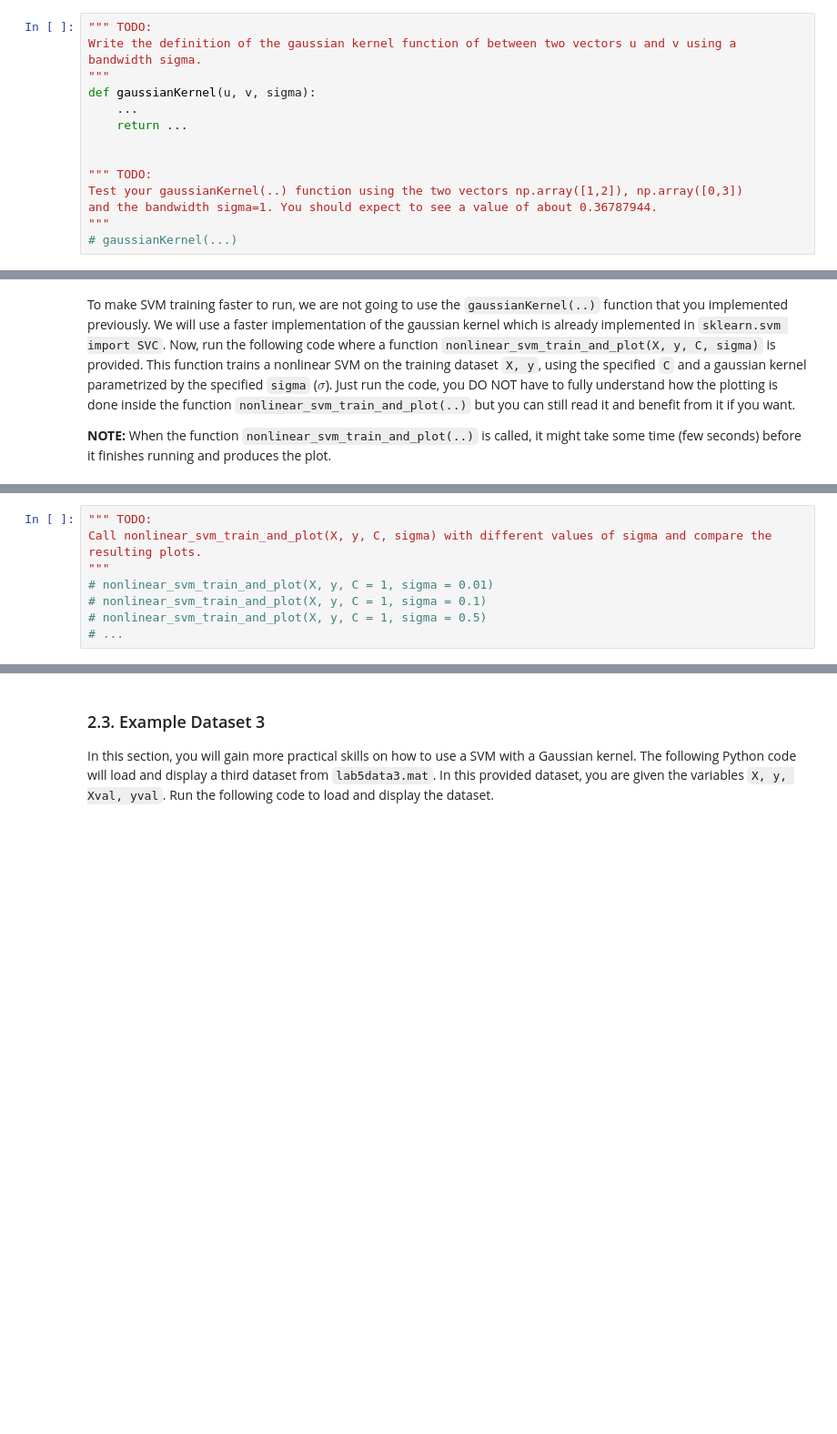
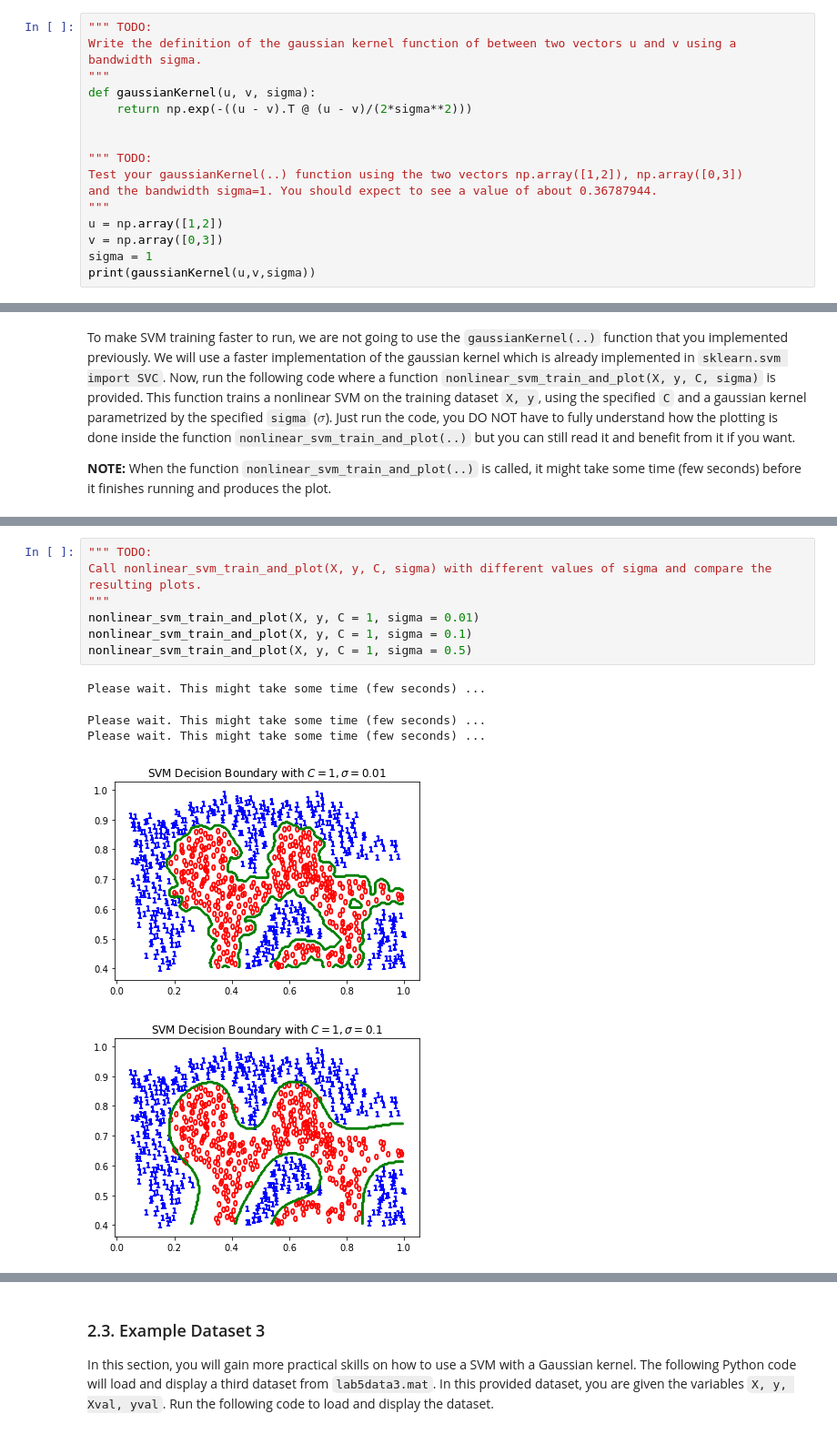
Before and after one commit to FredrikM97/Learning_systems, a Jupyter notebook: Labs/Lab5_SVM/Lab 5 (Part A) - Support Vector Machines.ipynb, the cells around one changed output, grey strips where cells are left out. Shown at 91% size. Drawn from its saved outputs; the diff is of its cells as text; blank space fills up the shorter version.

```diff
--- a/Labs/Lab5_SVM/Lab 5 (Part A) - Support Vector Machines.ipynb
+++ b/Labs/Lab5_SVM/Lab 5 (Part A) - Support Vector Machines.ipynb
@@ -91,12 +98,14 @@ $$
 Write the definition of the gaussian kernel function of between two vectors u and v using a bandwidth sigma.
 """
 def gaussianKernel(u, v, sigma):
-    ...
-    return ...
+    return np.exp(-((u - v).T @ (u - v)/(2*sigma**2)))
 
 
 """ TODO:
 Test your gaussianKernel(..) function using the two vectors np.array([1,2]), np.array([0,3])
 and the bandwidth sigma=1. You should expect to see a value of about 0.36787944.
 """
-# gaussianKernel(...)
+u = np.array([1,2])
+v = np.array([0,3])
+sigma = 1
+print(gaussianKernel(u,v,sigma))
@@ -160,8 +177,13 @@ The following figure shows the decision boundary found by the SVM with $C=1$ and
 # %%
 """ TODO:
 Call nonlinear_svm_train_and_plot(X, y, C, sigma) with different values of sigma and compare the resulting plots.
 """
-# nonlinear_svm_train_and_plot(X, y, C = 1, sigma = 0.01)
-# nonlinear_svm_train_and_plot(X, y, C = 1, sigma = 0.1)
-# nonlinear_svm_train_and_plot(X, y, C = 1, sigma = 0.5)
-# ...
+nonlinear_svm_train_and_plot(X, y, C = 1, sigma = 0.01)
+nonlinear_svm_train_and_plot(X, y, C = 1, sigma = 0.1)
+nonlinear_svm_train_and_plot(X, y, C = 1, sigma = 0.5)
+# %% [output]
+Please wait. This might take some time (few seconds) ...
+Please wait. This might take some time (few seconds) ...
+Please wait. This might take some time (few seconds) ...
+[figure, added]
+[figure, added]
```
Also changed, not shown: parts of 9 cells of this notebook, 9 other files.
